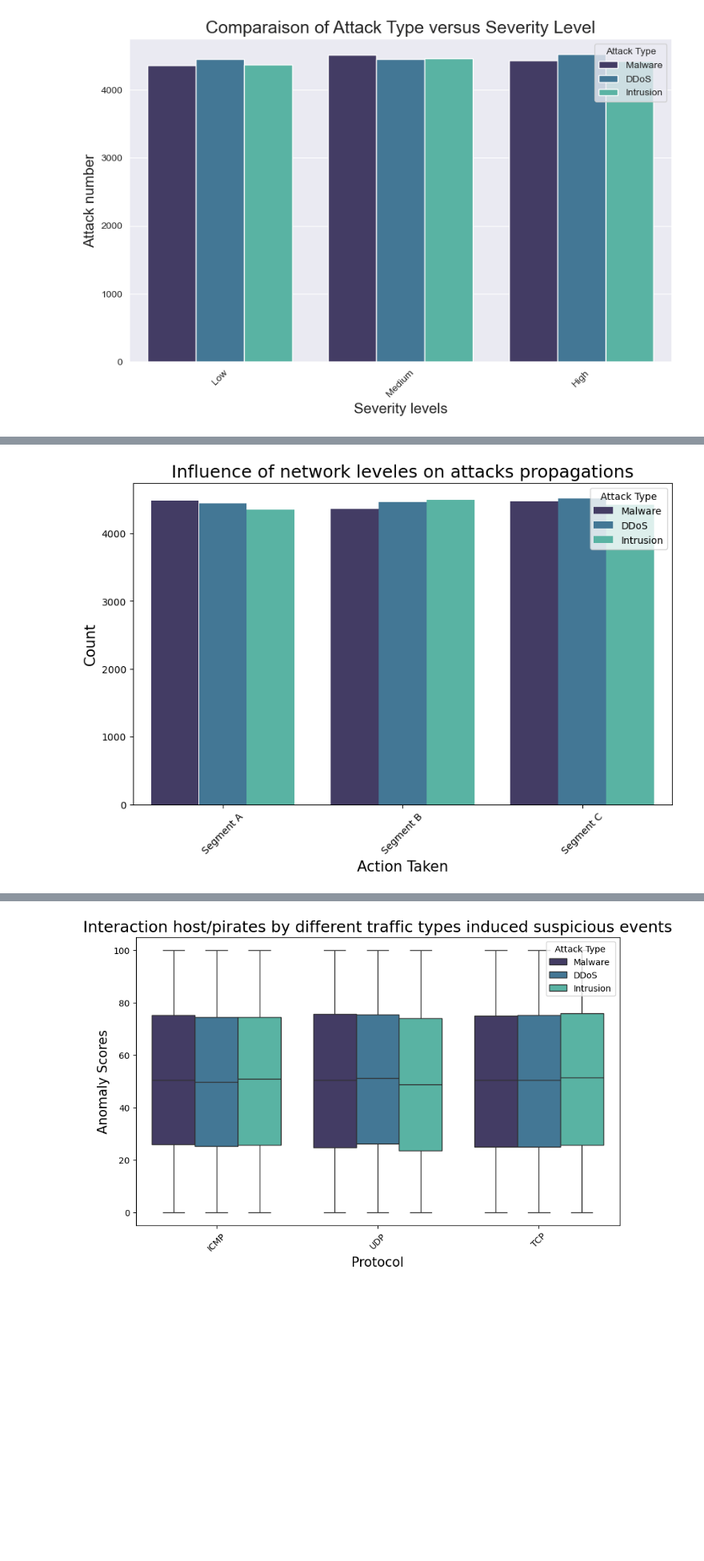
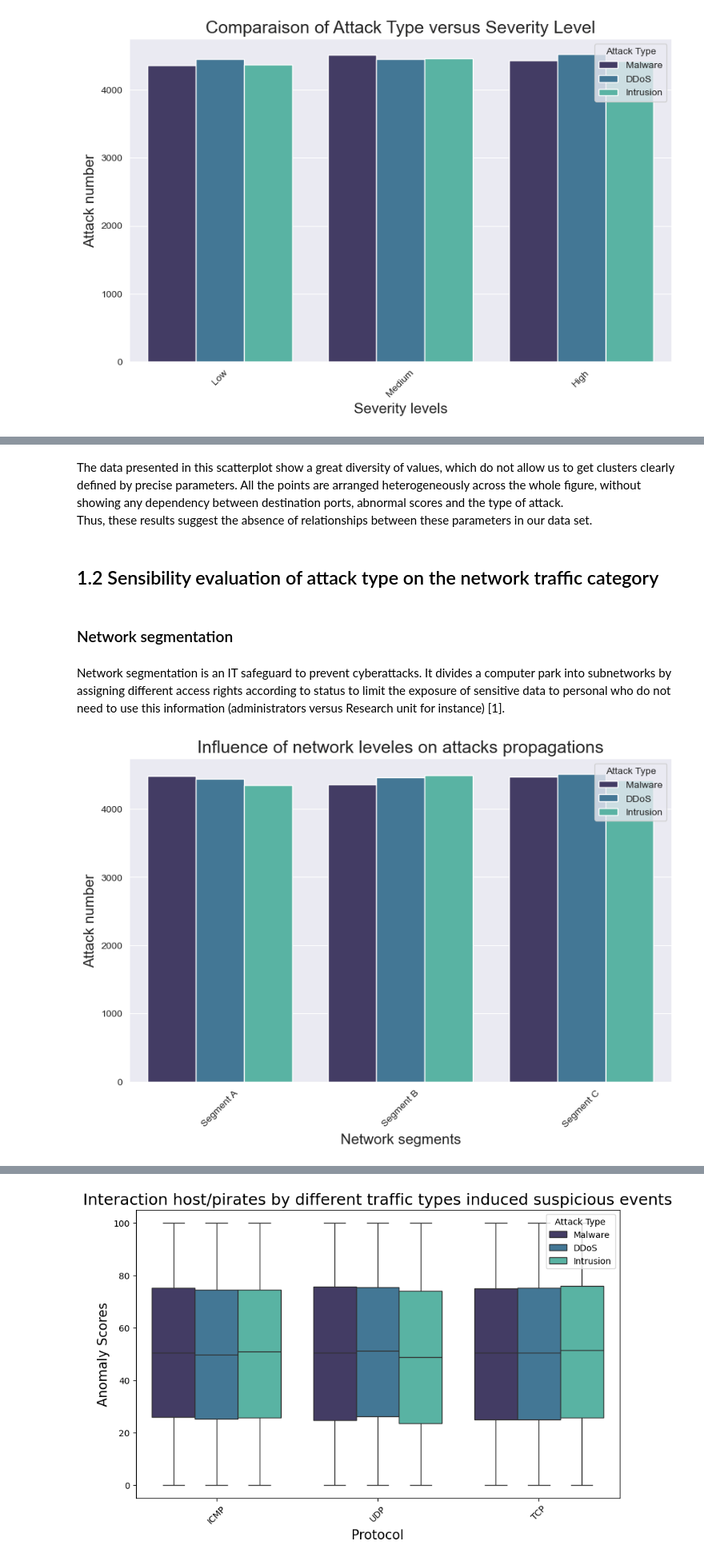
Before and after one commit to victor-coppin/ML_CyberAttack, a Jupyter notebook: DataExplorationBeforeFeaturesEngeneering.ipynb, the cells around one changed output, grey strips where cells are left out. Shown at 80% size. Cells and saved outputs as stored; diff of their text form; code cells hidden in the pictures; blank space fills up the shorter version.

```diff
--- a/DataExplorationBeforeFeaturesEngeneering.ipynb
+++ b/DataExplorationBeforeFeaturesEngeneering.ipynb
@@ -93,0 +100,18 @@ As before, we detect the same signal between the modalities, suggesting an equiv
+# %%
+sns.set_palette("mako")
+
+f,(ax1, ax2, ax3) = plt.subplots(3, 1, figsize=(10, 6), sharex=False)
+
+sns.countplot(x='Attack Type', hue='Action Taken', data=df[df['Malware Indicators'] == 'IoC Detected'], ax=ax1, order=['DDoS', 'Intrusion', 'Malware'])
+ax1.set_title("Malware Indicators = 'IoC Detected'")
+
+sns.countplot(x='Attack Type', hue='Action Taken', data=df[df['IDS/IPS Alerts'] == 'Alert Data'], ax=ax2, order=['DDoS', 'Intrusion', 'Malware'])
+ax2.set_title("IDS/IPS Alerts = 'Alert Data'")
+
+sns.countplot(x='Attack Type', hue='Action Taken', data=df[df['Firewall Logs'] == 'Log Data'], ax=ax3,order=['DDoS', 'Intrusion', 'Malware'])
+ax3.set_title("Firewall Logs = 'Log Data'")
+ax2.get_legend().remove()
+ax3.get_legend().remove()
+sns.despine(bottom=True)
+plt.tight_layout(h_pad=2)
+plt.show()
@@ -119,15 +145,19 @@ plt.show()
+# %% [markdown]
+The data presented in this scatterplot show a great diversity of values, which do not allow us to get clusters clearly defined by precise parameters. All the points are arranged heterogeneously across the whole figure, without showing any dependency between destination ports, abnormal scores and the type of attack.\
+Thus, these results suggest the absence of relationships between these parameters in our data set.
+# %% [markdown]
+## 1.2 Sensibility evaluation of attack type on the network traffic category
+# %% [markdown]
+### Network segmentation
+# %% [markdown]
+Network segmentation is an IT safeguard to prevent cyberattacks. It divides a computer park into subnetworks by assigning different access rights according to status to limit the exposure of sensitive data to personal who do not need to use this information (administrators versus Research unit for instance) [1].
 # %%
 plt.figure(figsize=(10, 6))
 sns.countplot(x="Network Segment", hue="Attack Type", data=df, palette = "mako")
 plt.title("Influence of network leveles on attacks propagations", fontsize=18)
-plt.ylabel('Count', fontsize=15)
-plt.xlabel("Action Taken", fontsize=15)
+plt.ylabel('Attack number', fontsize=15)
+plt.xlabel("Network segments", fontsize=15)
 plt.xticks(rotation=45)
 plt.show()
-
-#Network segmentation is a means of protection against cyberattacks, because dividing a computer
-#park into subnetworks (seceurs) by assigning different access rights according to status limit the exposure
-#of sensitive data to personal who do not need to use this information (administrators versus Research unit) [1].
-#In our contex, we determine no influence of segmentation on attack kinds.
 # %% [output]
-[figure, old version]
+[figure, new version]
```
Also changed, not shown: parts of 32 cells of this notebook.
